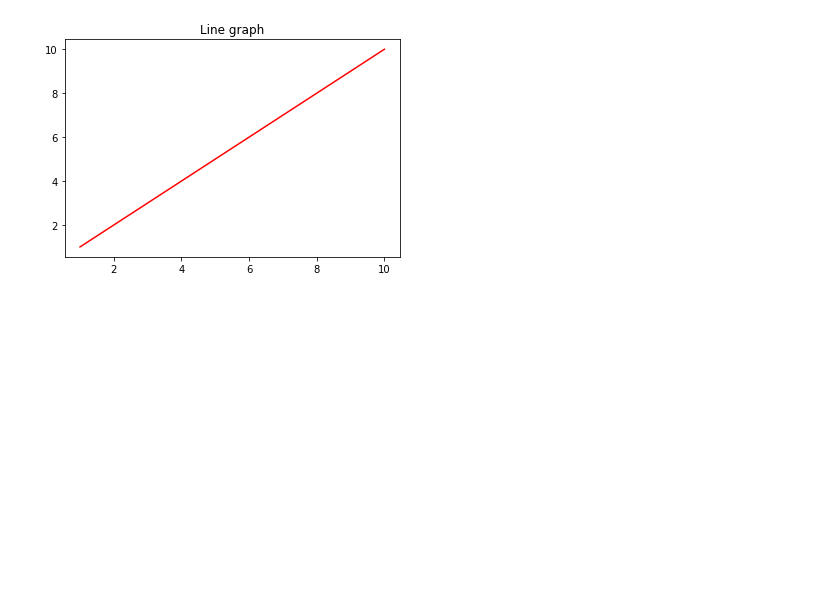
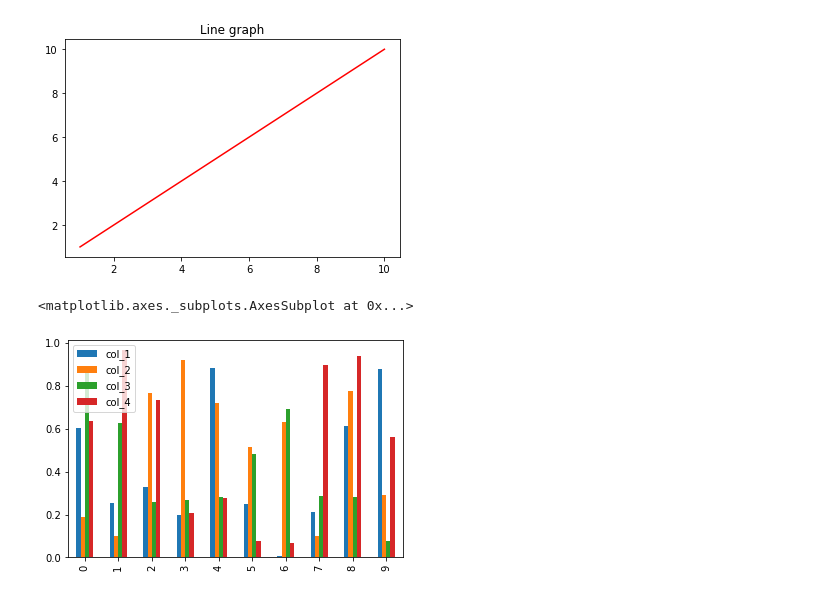
Before and after one commit to technophile-04/Python-DS, a Jupyter notebook: ds.ipynb, the cells around one changed output. Saved outputs shown, nothing was run; the diff lists cells and outputs as text; code cells hidden in the pictures; blank space fills up the shorter version.

```diff
--- a/ds.ipynb
+++ b/ds.ipynb
@@ -693,12 +693,20 @@ file.close()
 # %%
 #importing packages
 import numpy as np
 import pandas as pd
 
 # reading csv file
 # df = pd.read_csv("filename.csv")
 df = pd.DataFrame(np.random.rand(10, 4),
                   columns=('col_1', 'col_2', 'col_3', 'col_4'))
+
+# df.plot();
+# df.plot(x="col_1", y="col_2")
+# df.plot.hist()
+df.plot(kind="bar")
+# %% [output]
+<matplotlib.axes._subplots.AxesSubplot at 0x...>
+[figure, added]
 # %%
 import numpy as np
 array1 = np.array([0, 10, 20, 40, 60, 80])
```
